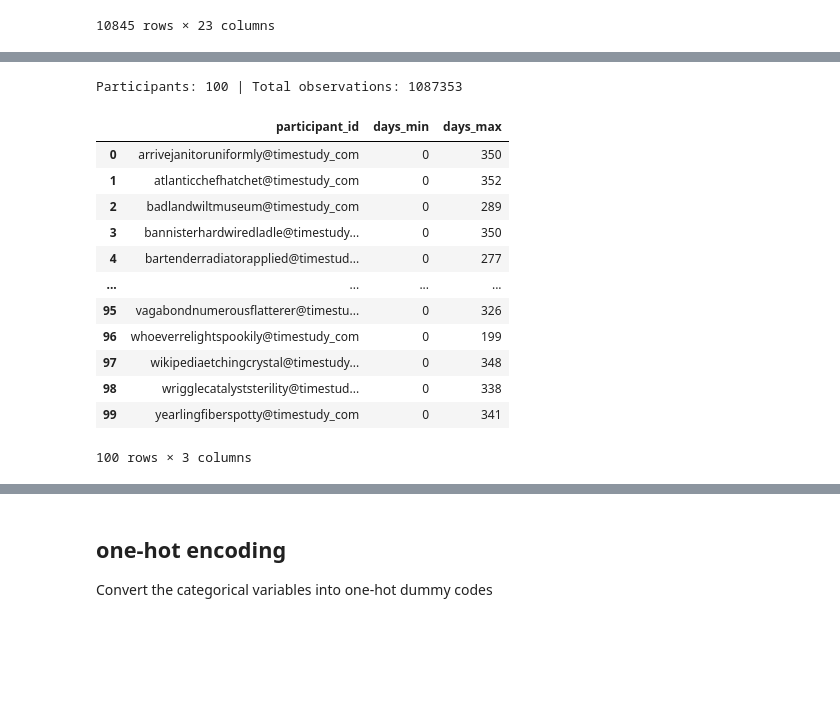
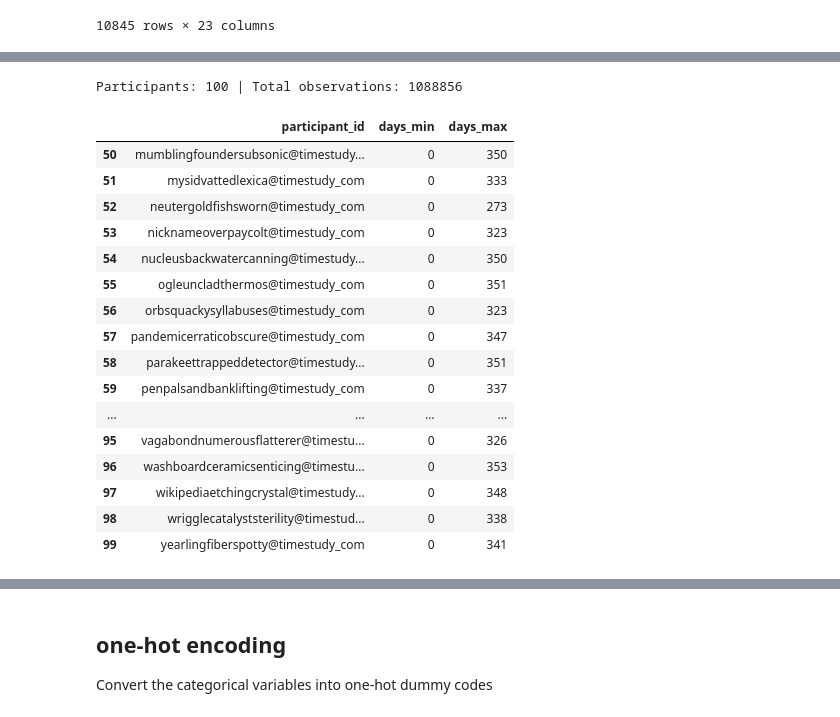
Before and after one commit to adityaponnada/real_time_prompting, a Jupyter notebook: feature_selection_normalization.ipynb, the cells around one changed output, grey strips where cells are left out. Drawn from its saved outputs; the diff is of its cells as text; code cells hidden in the pictures; blank space fills up the shorter version.

```diff
--- a/feature_selection_normalization.ipynb
+++ b/feature_selection_normalization.ipynb
@@ -122,44 +122,48 @@ Participants: 100 | Total observations: 1088856
 # %%
 # Min and max of days_in_study per participant
 from IPython.display import display
 
 def min_max_days_by_participant(df, id_col='participant_id', days_col='days_in_study'):
     """Return a DataFrame with columns [id_col, 'days_min', 'days_max'] for each participant."""
     if df is None:
         print('Provided DataFrame is None')
         return pd.DataFrame(columns=[id_col, 'days_min', 'days_max'])
     if id_col not in df.columns:
         raise ValueError(f"id_col '{id_col}' not found in DataFrame")
     if days_col not in df.columns:
         raise ValueError(f"days_col '{days_col}' not found in DataFrame")
     # Coerce to numeric, preserve NaNs
     days_numeric = pd.to_numeric(df[days_col], errors='coerce')
     tmp = df.copy()
     tmp[days_col] = days_numeric
     agg = tmp.groupby(id_col)[days_col].agg(['min', 'max']).reset_index().rename(columns={'min':'days_min', 'max':'days_max'})
     # Sort by participant id for deterministic output
     agg = agg.sort_values(by=id_col, ascending=True).reset_index(drop=True)
     return agg
 
 # Compute and display the min/max table using the raw feature DataFrame
 minmax_days = min_max_days_by_participant(raw_feature_df)
 print(f"Participants: {minmax_days.shape[0]} | Total observations: {len(raw_feature_df)}")
-display(minmax_days.head(100))
+display(minmax_days.tail(50))
 # %% [output]
-Participants: 100 | Total observations: 1087353
+Participants: 100 | Total observations: 1088856
 |  | participant_id | days_min | days_max |
-| 0 | arrivejanitoruniformly@timestudy_com | 0 | 350 |
-| 1 | atlanticchefhatchet@timestudy_com | 0 | 352 |
-| 2 | badlandwiltmuseum@timestudy_com | 0 | 289 |
-| 3 | bannisterhardwiredladle@timestudy... | 0 | 350 |
-| 4 | bartenderradiatorapplied@timestud... | 0 | 277 |
+| 50 | mumblingfoundersubsonic@timestudy... | 0 | 350 |
+| 51 | mysidvattedlexica@timestudy_com | 0 | 333 |
+| 52 | neutergoldfishsworn@timestudy_com | 0 | 273 |
+| 53 | nicknameoverpaycolt@timestudy_com | 0 | 323 |
+| 54 | nucleusbackwatercanning@timestudy... | 0 | 350 |
+| 55 | ogleuncladthermos@timestudy_com | 0 | 351 |
+| 56 | orbsquackysyllabuses@timestudy_com | 0 | 323 |
+| 57 | pandemicerraticobscure@timestudy_com | 0 | 347 |
+| 58 | parakeettrappeddetector@timestudy... | 0 | 351 |
+| 59 | penpalsandbanklifting@timestudy_com | 0 | 337 |
 | ... | ... | ... | ... |
 | 95 | vagabondnumerousflatterer@timestu... | 0 | 326 |
-| 96 | whoeverrelightspookily@timestudy_com | 0 | 199 |
+| 96 | washboardceramicsenticing@timestu... | 0 | 353 |
 | 97 | wikipediaetchingcrystal@timestudy... | 0 | 348 |
 | 98 | wrigglecatalyststerility@timestud... | 0 | 338 |
 | 99 | yearlingfiberspotty@timestudy_com | 0 | 341 |
-100 rows × 3 columns
 # %%
 from IPython.display import display
 
```
Also changed, not shown: parts of 7 cells of this notebook.
